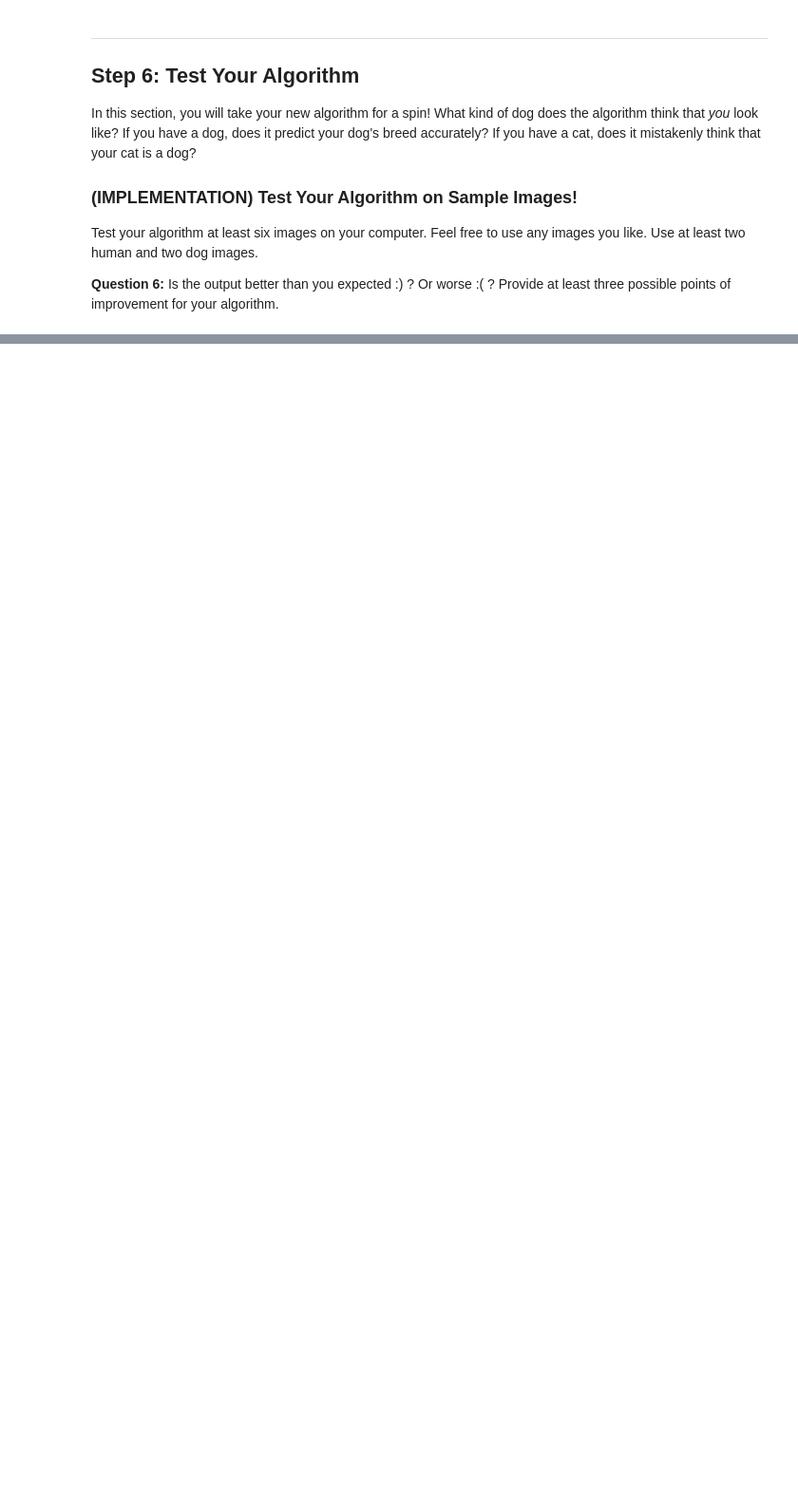
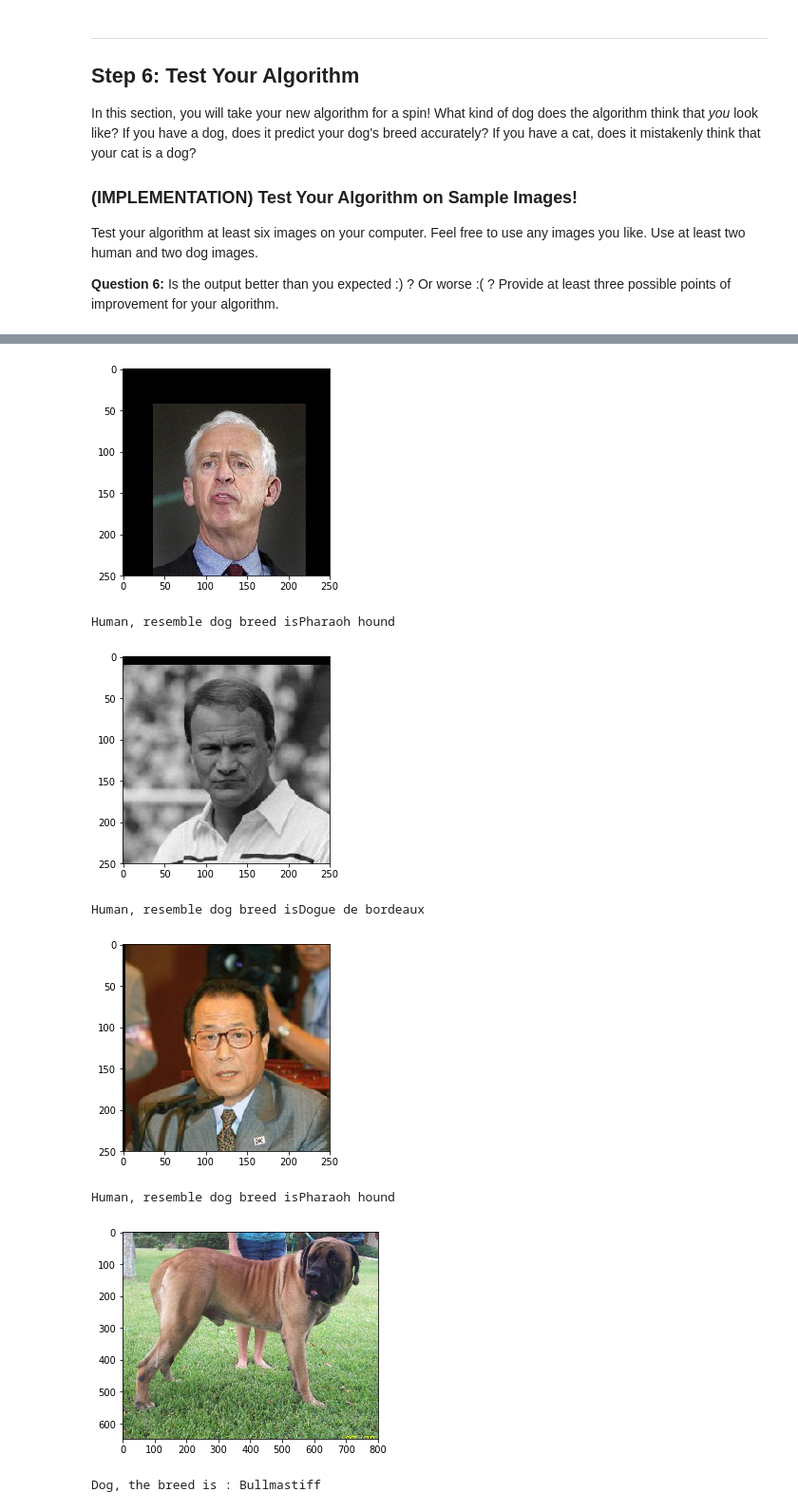
Before and after one commit to sainyinyimoe/project-dog-breed-classifier, a Jupyter notebook: dog_app.ipynb, the cells around one changed output, grey strips where cells are left out. Shown at 95% size. Cells and saved outputs as stored; diff of their text form; code cells hidden in the pictures; blank space fills up the shorter version.

```diff
--- a/dog_app.ipynb
+++ b/dog_app.ipynb
@@ -322,7 +324,7 @@ train_transform = transforms.Compose([
                         (0.5,0.5,0.5))
 ])
 transform = transforms.Compose([
-    transforms.Resize(224,224),
+    transforms.Resize((224,224)),
     transforms.ToTensor(),
     transforms.Normalize((0.5,0.5,0.5),
                         (0.5,0.5,0.5))
@@ -592,10 +679,10 @@ Train and validate your model in the code cell below.  [Save the final model par
 # %%
-# train the model
-model_transfer = train(12, loaders_transfer, model_transfer, optimizer_transfer, criterion_transfer, use_cuda, 'model_transfer.pt')
-# train(n_epochs, loaders_transfer, model_transfer, optimizer_transfer, criterion_transfer, use_cuda, 'model_transfer.pt')
+# # train the model
+# model_transfer = train(20, loaders_transfer, model_transfer, optimizer_transfer, criterion_transfer, use_cuda, 'model_transfer.pt')
+# # train(n_epochs, loaders_transfer, model_transfer, optimizer_transfer, criterion_transfer, use_cuda, 'model_transfer.pt')
 
-# load the model that got the best validation accuracy (uncomment the line below)
-model_transfer.load_state_dict(torch.load('model_transfer.pt'))
+# # load the model that got the best validation accuracy (uncomment the line below)
+# model_transfer.load_state_dict(torch.load('model_transfer.pt'))
 # %% [markdown]
 ### (IMPLEMENTATION) Test the Model
 
@@ -611,7 +703,7 @@ Write a function that takes an image path as input and returns the dog breed (`A
 ### and returns the dog breed that is predicted by the model.
 
 # list of class names by index, i.e. a name can be accessed like class_names[0]
-class_names = [item[4:].replace("_", " ") for item in data_transfer['train'].classes]
+class_names = [item[4:].replace("_", " ") for item in loaders_transfer['train'].dataset.classes]
 
 def predict_breed_transfer(img_path, model):
     # load the image and return the predicted breed
@@ -623,9 +715,9 @@ def predict_breed_transfer(img_path, model):
         transforms.Normalize((0.5,0.5,0.5),
                             (0.5,0.5,0.5))
     ])
-    img_tensor = transform(img){:3,:,:}.unsqueeze(0)
+    img_tensor = transform(img)[:3,:,:].unsqueeze(0)
     if use_cuda:
-        tensor = tensor.to('cuda')
+        img_tensor = img_tensor.to('cuda')
 
     model.eval()
     output = model(img_tensor)
@@ -658,22 +752,20 @@ Some sample output for our algorithm is provided below, but feel free to design
 
 def run_app(img_path):
     ## handle cases for a human face, dog, and neither
-    if face_detector(img_path) > 0:
-        breed = predict_breed_transfer(img_path)
-        plt.imshow(Image.open(img_path))
-        plt.show
-        print(' Human, he is resemble to ' + breed)
-
-    elif dog_detector(img_path):
-        breed = predict_breed_transfer(img_path)
+    if face_detector(img_path):
+        breed = predict_breed_transfer(img_path, model_transfer)
         plt.imshow(Image.open(img_path))
         plt.show()
-        print(' Dog, The breed is ' + breed)
-
+        print('Human, resemble dog breed is' + class_names[breed.item()])
+    elif dog_detector(img_path):
+        breed = predict_breed_transfer(img_path, model_transfer)
+        plt.imshow(Image.open(img_path))
+        plt.show()
+        print('Dog, the breed is : ' + class_names[breed.item()])
     else:
         plt.imshow(Image.open(img_path))
         plt.show()
-        print('Neither of the dog and human is detected')
+        print('Neither of human and dog is detected')
 # %% [markdown]
 ---
 <a id='step6'></a>
@@ -691,8 +787,17 @@ __Answer:__ (Three possible points for improvement)
 # %%
 ## TODO: Execute your algorithm from Step 6 on
 ## at least 6 images on your computer.
 ## Feel free to use as many code cells as needed.
 
 ## suggested code, below
-for file in np.hstack((human_files[:3], dog_files[:3])):
+for file in np.hstack((human_files[3:6], dog_files[:3])):
     run_app(file)
+# %% [output]
+[figure, added]
+Human, resemble dog breed isPharaoh hound
+[figure, added]
+Human, resemble dog breed isDogue de bordeaux
+[figure, added]
+Human, resemble dog breed isPharaoh hound
+[figure, added]
+Dog, the breed is : Bullmastiff
```
Also changed, not shown: parts of 21 cells of this notebook, 1 other file.
